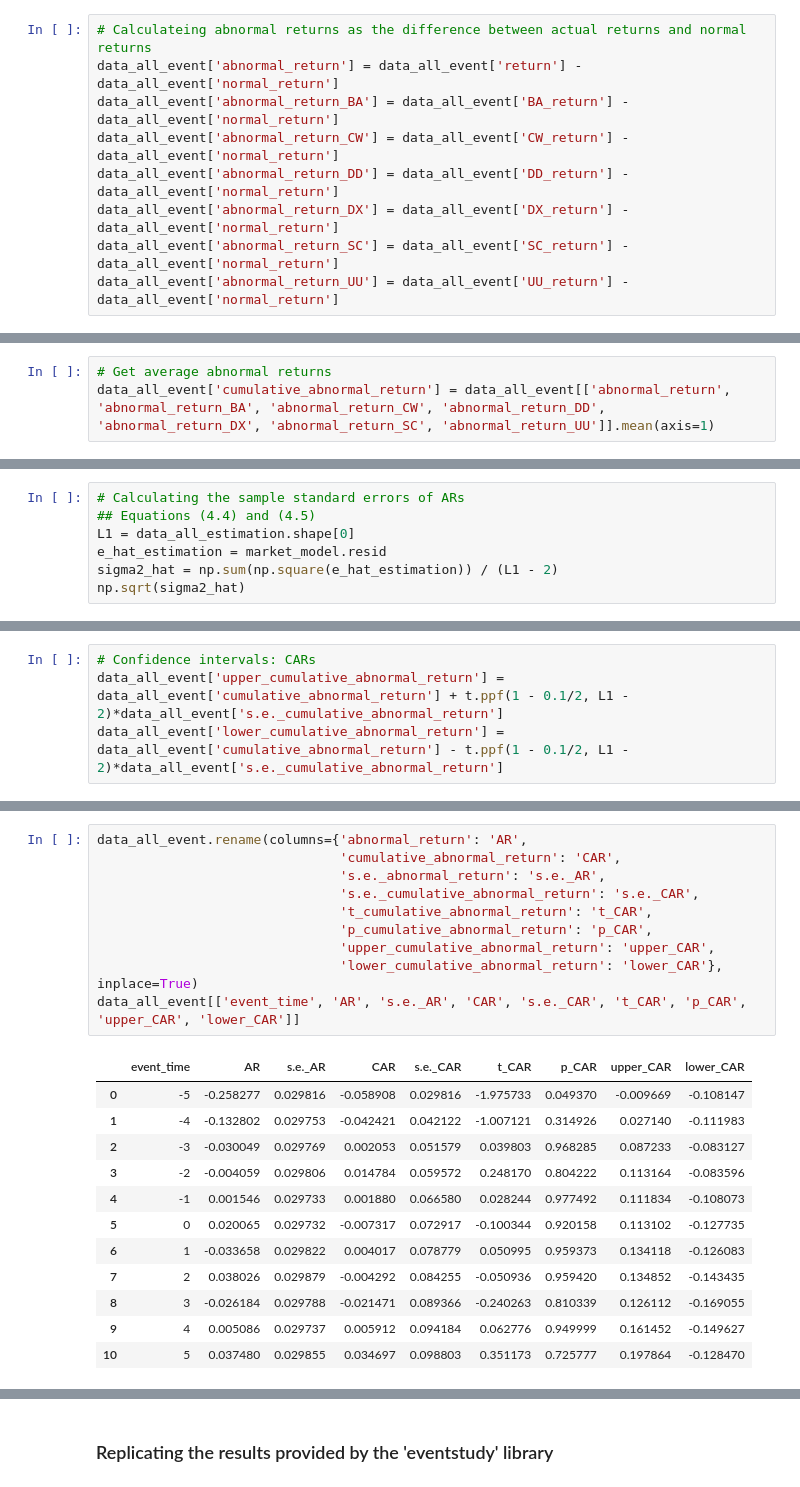
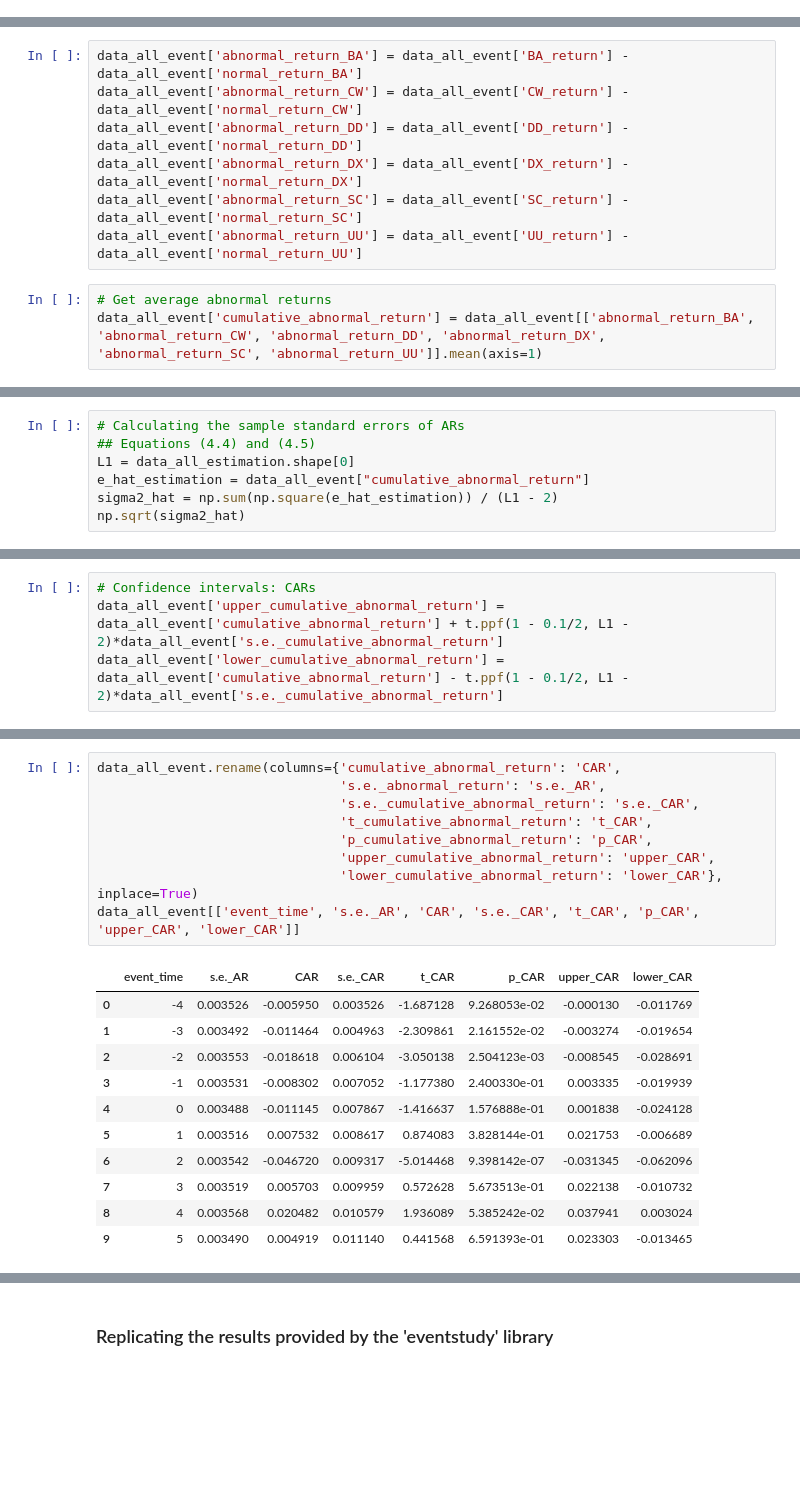
Before and after one commit to BiboyQG/babe_draft, a Jupyter notebook: event_study_market_model_v5.ipynb, the cells around one changed output, grey strips where cells are left out. Cells and saved outputs as stored; diff of their text form; blank space fills up the shorter version.

```diff
--- a/event_study_market_model_v5.ipynb
+++ b/event_study_market_model_v5.ipynb
@@ -403,17 +333,15 @@ data_all_event['normal_return'] = market_model.predict(X_event)
-# %%
-# Calculateing abnormal returns as the difference between actual returns and normal returns
-data_all_event['abnormal_return'] = data_all_event['return'] - data_all_event['normal_return']
-data_all_event['abnormal_return_BA'] = data_all_event['BA_return'] - data_all_event['normal_return']
-data_all_event['abnormal_return_CW'] = data_all_event['CW_return'] - data_all_event['normal_return']
-data_all_event['abnormal_return_DD'] = data_all_event['DD_return'] - data_all_event['normal_return']
-data_all_event['abnormal_return_DX'] = data_all_event['DX_return'] - data_all_event['normal_return']
-data_all_event['abnormal_return_SC'] = data_all_event['SC_return'] - data_all_event['normal_return']
-data_all_event['abnormal_return_UU'] = data_all_event['UU_return'] - data_all_event['normal_return']
 # %% [markdown]
 ### Calculating average abnormal returns
+# %%
+data_all_event['abnormal_return_BA'] = data_all_event['BA_return'] - data_all_event['normal_return_BA']
+data_all_event['abnormal_return_CW'] = data_all_event['CW_return'] - data_all_event['normal_return_CW']
+data_all_event['abnormal_return_DD'] = data_all_event['DD_return'] - data_all_event['normal_return_DD']
+data_all_event['abnormal_return_DX'] = data_all_event['DX_return'] - data_all_event['normal_return_DX']
+data_all_event['abnormal_return_SC'] = data_all_event['SC_return'] - data_all_event['normal_return_SC']
+data_all_event['abnormal_return_UU'] = data_all_event['UU_return'] - data_all_event['normal_return_UU']
 # %%
 # Get average abnormal returns
-data_all_event['cumulative_abnormal_return'] = data_all_event[['abnormal_return', 'abnormal_return_BA', 'abnormal_return_CW', 'abnormal_return_DD', 'abnormal_return_DX', 'abnormal_return_SC', 'abnormal_return_UU']].mean(axis=1)
+data_all_event['cumulative_abnormal_return'] = data_all_event[['abnormal_return_BA', 'abnormal_return_CW', 'abnormal_return_DD', 'abnormal_return_DX', 'abnormal_return_SC', 'abnormal_return_UU']].mean(axis=1)
 # %%
 data_all_event.head()
 # %% [output]
@@ -448,7 +377,7 @@ plt.show()
 # Calculating the sample standard errors of ARs
 ## Equations (4.4) and (4.5)
 L1 = data_all_estimation.shape[0]
-e_hat_estimation = market_model.resid
+e_hat_estimation = data_all_event["cumulative_abnormal_return"]
 sigma2_hat = np.sum(np.square(e_hat_estimation)) / (L1 - 2)
 np.sqrt(sigma2_hat)
 # %% [output]
@@ -488,26 +435,24 @@ data_all_event['lower_cumulative_abnormal_return'] = data_all_event['cumulative_
 # %%
-data_all_event.rename(columns={'abnormal_return': 'AR',
-                               'cumulative_abnormal_return': 'CAR',
+data_all_event.rename(columns={'cumulative_abnormal_return': 'CAR',
                                's.e._abnormal_return': 's.e._AR',
                                's.e._cumulative_abnormal_return': 's.e._CAR',
                                't_cumulative_abnormal_return': 't_CAR',
                                'p_cumulative_abnormal_return': 'p_CAR',
                                'upper_cumulative_abnormal_return': 'upper_CAR',
                                'lower_cumulative_abnormal_return': 'lower_CAR'}, inplace=True)
-data_all_event[['event_time', 'AR', 's.e._AR', 'CAR', 's.e._CAR', 't_CAR', 'p_CAR', 'upper_CAR', 'lower_CAR']]
+data_all_event[['event_time', 's.e._AR', 'CAR', 's.e._CAR', 't_CAR', 'p_CAR', 'upper_CAR', 'lower_CAR']]
 # %% [output]
-|  | event_time | AR | s.e._AR | CAR | s.e._CAR | t_CAR | p_CAR | upper_CAR | lower_CAR |
-| 0 | -5 | -0.258277 | 0.029816 | -0.058908 | 0.029816 | -1.975733 | 0.049370 | -0.009669 | -0.108147 |
-| 1 | -4 | -0.132802 | 0.029753 | -0.042421 | 0.042122 | -1.007121 | 0.314926 | 0.027140 | -0.111983 |
-| 2 | -3 | -0.030049 | 0.029769 | 0.002053 | 0.051579 | 0.039803 | 0.968285 | 0.087233 | -0.083127 |
-| 3 | -2 | -0.004059 | 0.029806 | 0.014784 | 0.059572 | 0.248170 | 0.804222 | 0.113164 | -0.083596 |
-| 4 | -1 | 0.001546 | 0.029733 | 0.001880 | 0.066580 | 0.028244 | 0.977492 | 0.111834 | -0.108073 |
-| 5 | 0 | 0.020065 | 0.029732 | -0.007317 | 0.072917 | -0.100344 | 0.920158 | 0.113102 | -0.127735 |
-| 6 | 1 | -0.033658 | 0.029822 | 0.004017 | 0.078779 | 0.050995 | 0.959373 | 0.134118 | -0.126083 |
-| 7 | 2 | 0.038026 | 0.029879 | -0.004292 | 0.084255 | -0.050936 | 0.959420 | 0.134852 | -0.143435 |
-| 8 | 3 | -0.026184 | 0.029788 | -0.021471 | 0.089366 | -0.240263 | 0.810339 | 0.126112 | -0.169055 |
-| 9 | 4 | 0.005086 | 0.029737 | 0.005912 | 0.094184 | 0.062776 | 0.949999 | 0.161452 | -0.149627 |
-| 10 | 5 | 0.037480 | 0.029855 | 0.034697 | 0.098803 | 0.351173 | 0.725777 | 0.197864 | -0.128470 |
+|  | event_time | s.e._AR | CAR | s.e._CAR | t_CAR | p_CAR | upper_CAR | lower_CAR |
+| 0 | -4 | 0.003526 | -0.005950 | 0.003526 | -1.687128 | 9.268053e-02 | -0.000130 | -0.011769 |
+| 1 | -3 | 0.003492 | -0.011464 | 0.004963 | -2.309861 | 2.161552e-02 | -0.003274 | -0.019654 |
+| 2 | -2 | 0.003553 | -0.018618 | 0.006104 | -3.050138 | 2.504123e-03 | -0.008545 | -0.028691 |
+| 3 | -1 | 0.003531 | -0.008302 | 0.007052 | -1.177380 | 2.400330e-01 | 0.003335 | -0.019939 |
+| 4 | 0 | 0.003488 | -0.011145 | 0.007867 | -1.416637 | 1.576888e-01 | 0.001838 | -0.024128 |
+| 5 | 1 | 0.003516 | 0.007532 | 0.008617 | 0.874083 | 3.828144e-01 | 0.021753 | -0.006689 |
+| 6 | 2 | 0.003542 | -0.046720 | 0.009317 | -5.014468 | 9.398142e-07 | -0.031345 | -0.062096 |
+| 7 | 3 | 0.003519 | 0.005703 | 0.009959 | 0.572628 | 5.673513e-01 | 0.022138 | -0.010732 |
+| 8 | 4 | 0.003568 | 0.020482 | 0.010579 | 1.936089 | 5.385242e-02 | 0.037941 | 0.003024 |
+| 9 | 5 | 0.003490 | 0.004919 | 0.011140 | 0.441568 | 6.591393e-01 | 0.023303 | -0.013465 |
 # %%
 # Plotting the cumulative abnormal returns
 plt.figure(figsize=(10, 6))
```
Also changed, not shown: parts of 32 cells of this notebook.
